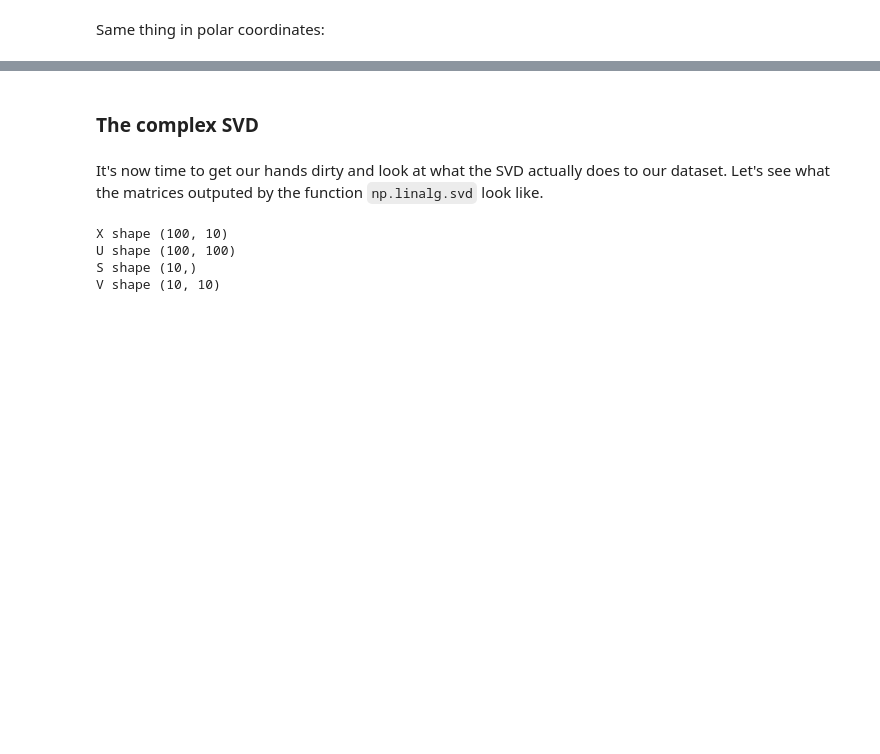
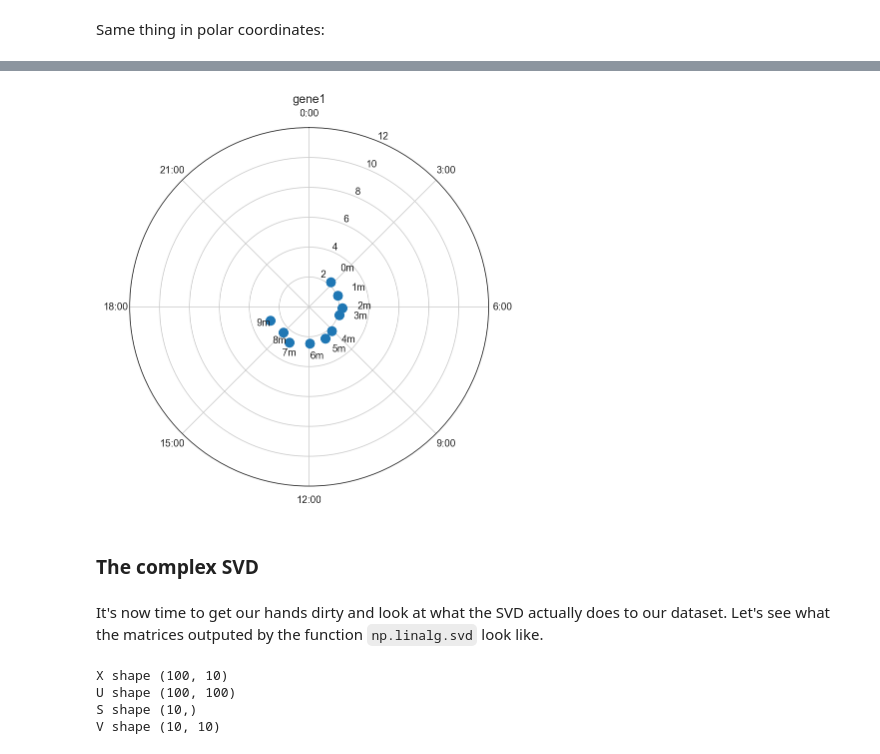
Before and after one commit to ColasDroin/Jupyter-notebooks, a Jupyter notebook: complexSVD.ipynb, the cells around one changed output, grey strips where cells are left out. Drawn from its saved outputs; the diff is of its cells as text; code cells hidden in the pictures; blank space fills up the shorter version.

```diff
--- a/complexSVD.ipynb
+++ b/complexSVD.ipynb
@@ -306,25 +322,24 @@ l_r = np.array([np.abs(z) for z in l_complex])
 l_theta = np.array([np.angle(x) for x in l_complex])
 
 
-#scatter plot
-fig = plt.figure(figsize=(6,6))
-ax = fig.add_subplot(111, projection='polar')
+# Scatter plot
+fig = plt.figure(figsize=(6, 6))
+ax = fig.add_subplot(111, projection="polar")
 
-# set the lable go clockwise and start from the top
+# Set the lable go clockwise and start from the top
 ax.set_theta_zero_location("N")
-# clockwise
+# Clockwise
 ax.set_theta_direction(-1)
-#ax.set_rlabel_position(60)  # get radial labels away from plotted line
+# ax.set_rlabel_position(60)  # get radial labels away from plotted line
 
-# set the label
-ticks = ['0:00', '3:00', '6:00', '9:00', '12:00', '15:00', '18:00', '21:00']
+# Set the label
+ticks = ["0:00", "3:00", "6:00", "9:00", "12:00", "15:00", "18:00", "21:00"]
 ax.set_xticklabels(ticks)
-ax.scatter(l_theta, l_r, s = 80)
-ax.set_ylim([0,12.])
+ax.scatter(l_theta, l_r, s=80)
+ax.set_ylim([0, 12.0])
 for alt, (theta, r) in enumerate(zip(l_theta, l_r)):
-    ax.annotate(str(alt)+'m', (theta, r+1), fontsize = 10)
+    ax.annotate(str(alt) + "m", (theta, r + 1), fontsize=10)
 plt.title(gene)
 plt.tight_layout()
 plt.show()
-plt.close()
 # %% [output]
@@ -332,3 +346,4 @@ plt.close()
+[figure, added]
 # %% [markdown]
 ### The complex SVD
 # %% [markdown]
```
Also changed, not shown: parts of 21 cells of this notebook, 7 other files.
